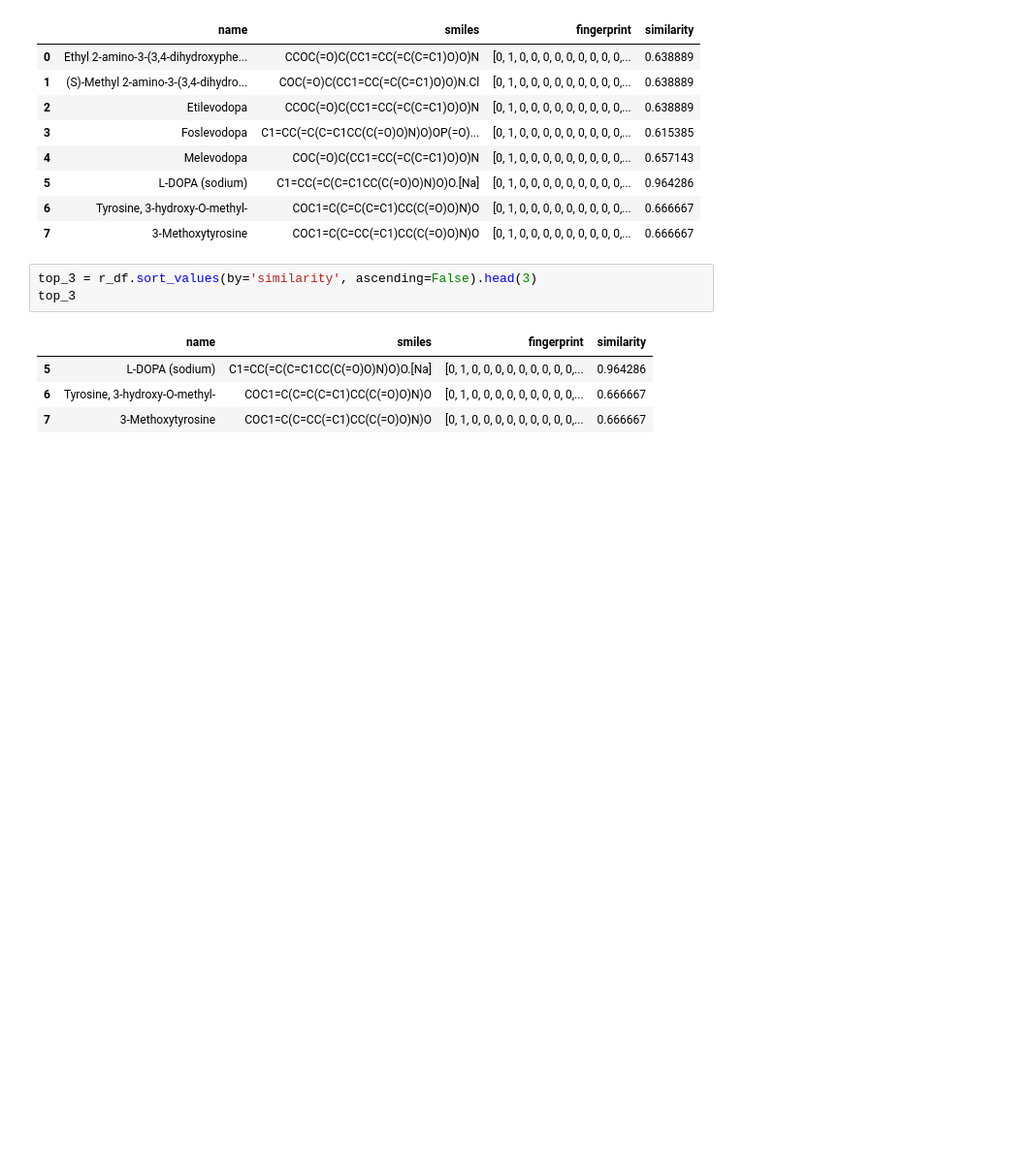
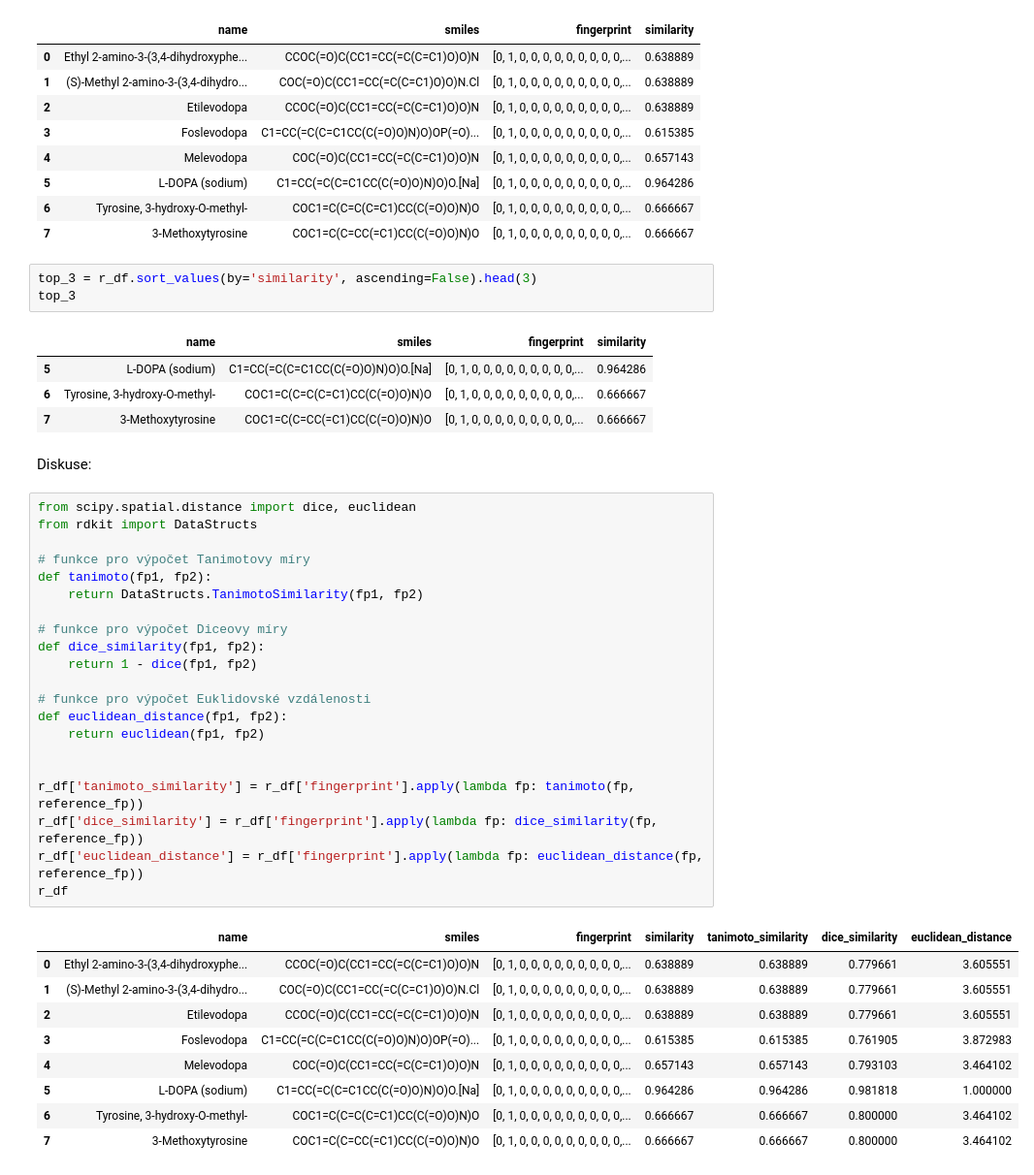
Before and after one commit to krasama/Bioinformatika_LS2023, a Jupyter notebook: CV1.ipynb, the cells around one changed output. Shown: that part at 97% size. Cells and saved outputs as stored; diff of their text form; blank space fills up the shorter version.

```diff
--- a/CV1.ipynb
+++ b/CV1.ipynb
@@ -82,3 +82,36 @@ top_3
 | 5 | L-DOPA (sodium) | C1=CC(=C(C=C1CC(C(=O)O)N)O)O.[Na] | [0, 1, 0, 0, 0, 0, 0, 0, 0, 0, 0,... | 0.964286 |
 | 6 | Tyrosine, 3-hydroxy-O-methyl- | COC1=C(C=C(C=C1)CC(C(=O)O)N)O | [0, 1, 0, 0, 0, 0, 0, 0, 0, 0, 0,... | 0.666667 |
 | 7 | 3-Methoxytyrosine | COC1=C(C=CC(=C1)CC(C(=O)O)N)O | [0, 1, 0, 0, 0, 0, 0, 0, 0, 0, 0,... | 0.666667 |
+# %% [markdown]
+Diskuse:
+# %%
+from scipy.spatial.distance import dice, euclidean
+from rdkit import DataStructs
+
+# funkce pro výpočet Tanimotovy míry
+def tanimoto(fp1, fp2):
+    return DataStructs.TanimotoSimilarity(fp1, fp2)
+
+# funkce pro výpočet Diceovy míry
+def dice_similarity(fp1, fp2):
+    return 1 - dice(fp1, fp2)
+
+# funkce pro výpočet Euklidovské vzdálenosti
+def euclidean_distance(fp1, fp2):
+    return euclidean(fp1, fp2)
+
+
+r_df['tanimoto_similarity'] = r_df['fingerprint'].apply(lambda fp: tanimoto(fp, reference_fp))
+r_df['dice_similarity'] = r_df['fingerprint'].apply(lambda fp: dice_similarity(fp, reference_fp))
+r_df['euclidean_distance'] = r_df['fingerprint'].apply(lambda fp: euclidean_distance(fp, reference_fp))
+r_df
+# %% [output]
+|  | name | smiles | fingerprint | similarity | tanimoto_similarity | dice_similarity | euclidean_distance |
+| 0 | Ethyl 2-amino-3-(3,4-dihydroxyphe... | CCOC(=O)C(CC1=CC(=C(C=C1)O)O)N | [0, 1, 0, 0, 0, 0, 0, 0, 0, 0, 0,... | 0.638889 | 0.638889 | 0.779661 | 3.605551 |
+| 1 | (S)-Methyl 2-amino-3-(3,4-dihydro... | COC(=O)C(CC1=CC(=C(C=C1)O)O)N.Cl | [0, 1, 0, 0, 0, 0, 0, 0, 0, 0, 0,... | 0.638889 | 0.638889 | 0.779661 | 3.605551 |
+| 2 | Etilevodopa | CCOC(=O)C(CC1=CC(=C(C=C1)O)O)N | [0, 1, 0, 0, 0, 0, 0, 0, 0, 0, 0,... | 0.638889 | 0.638889 | 0.779661 | 3.605551 |
+| 3 | Foslevodopa | C1=CC(=C(C=C1CC(C(=O)O)N)O)OP(=O)... | [0, 1, 0, 0, 0, 0, 0, 0, 0, 0, 0,... | 0.615385 | 0.615385 | 0.761905 | 3.872983 |
+| 4 | Melevodopa | COC(=O)C(CC1=CC(=C(C=C1)O)O)N | [0, 1, 0, 0, 0, 0, 0, 0, 0, 0, 0,... | 0.657143 | 0.657143 | 0.793103 | 3.464102 |
+| 5 | L-DOPA (sodium) | C1=CC(=C(C=C1CC(C(=O)O)N)O)O.[Na] | [0, 1, 0, 0, 0, 0, 0, 0, 0, 0, 0,... | 0.964286 | 0.964286 | 0.981818 | 1.000000 |
+| 6 | Tyrosine, 3-hydroxy-O-methyl- | COC1=C(C=C(C=C1)CC(C(=O)O)N)O | [0, 1, 0, 0, 0, 0, 0, 0, 0, 0, 0,... | 0.666667 | 0.666667 | 0.800000 | 3.464102 |
+| 7 | 3-Methoxytyrosine | COC1=C(C=CC(=C1)CC(C(=O)O)N)O | [0, 1, 0, 0, 0, 0, 0, 0, 0, 0, 0,... | 0.666667 | 0.666667 | 0.800000 | 3.464102 |
```
Also changed, not shown: parts of 2 cells of this notebook.
